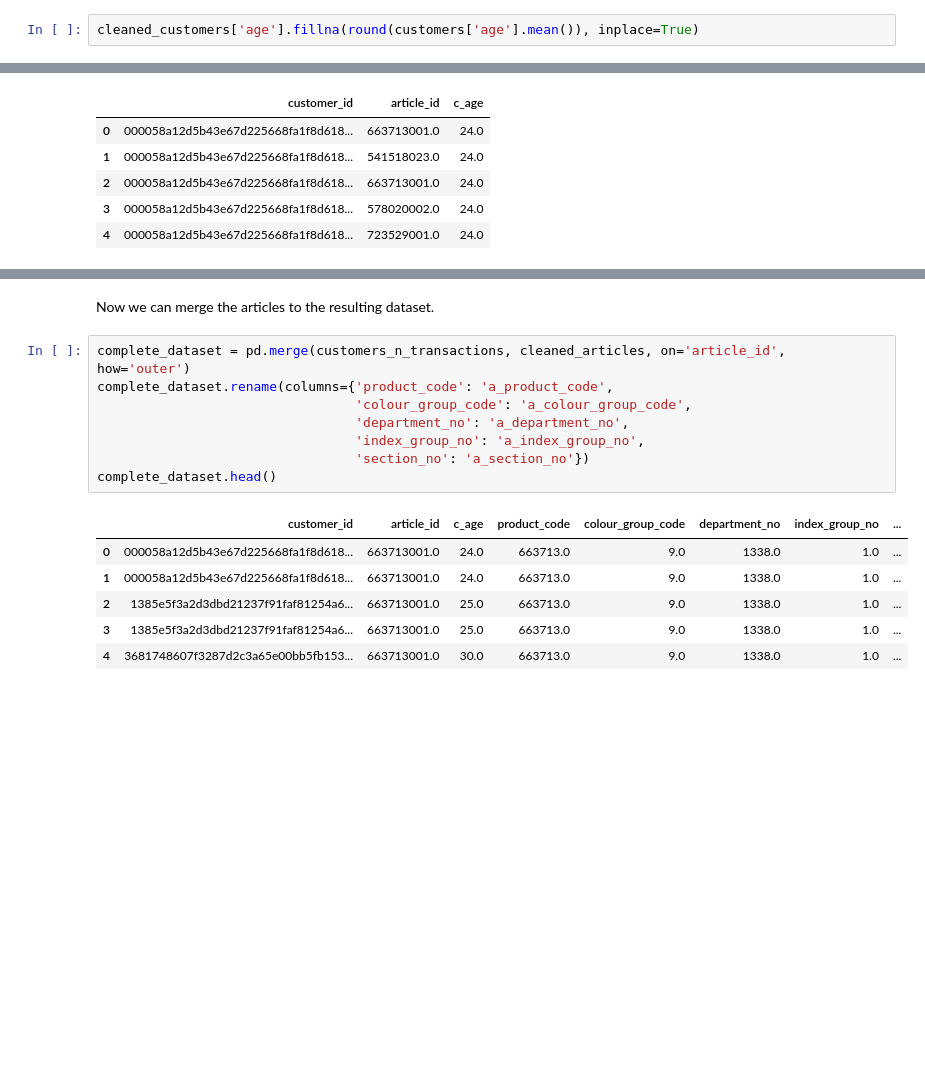
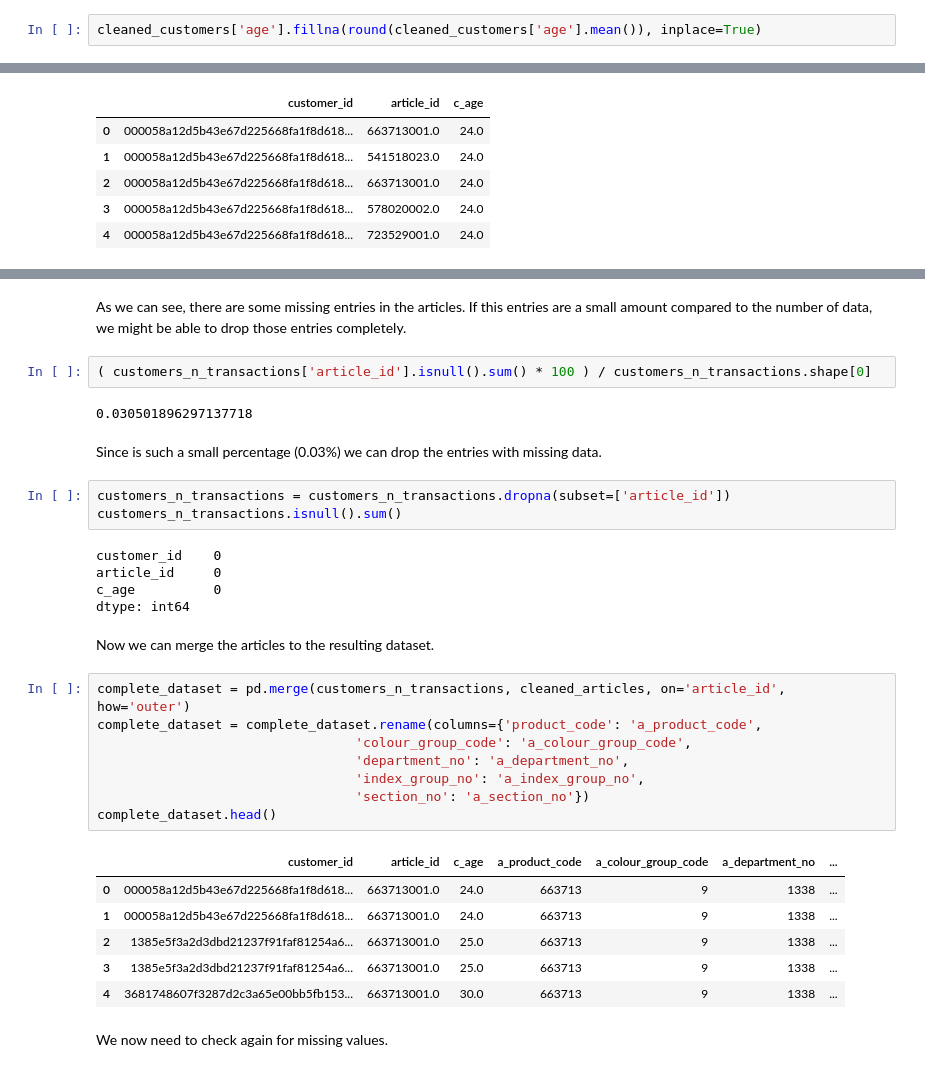
Before and after one commit to alexamew/H-M-Personalized-Fashion-Recommendations, a Jupyter notebook: main.ipynb, the cells around one changed output, grey strips where cells are left out. Saved outputs shown, nothing was run; the diff lists cells and outputs as text; blank space fills up the shorter version.

Commit message:
fix missing data

```diff
--- a/main.ipynb
+++ b/main.ipynb
@@ -187,4 +182,4 @@ cleaned_customers['age'].median()
 # %% [markdown]
 Checking the mean, mode and median, there is not much difference between mean (36.386964565794) and median (32). We could fill all the remaining values with the mode (21), but being such a difference between that age and the mean, substituding the missing data with the mode might alter the results. Thus, we assumed the round up mean (36), to fill the missing data.
 # %%
-cleaned_customers['age'].fillna(round(customers['age'].mean()), inplace=True)
+cleaned_customers['age'].fillna(round(cleaned_customers['age'].mean()), inplace=True)
@@ -288,17 +278,35 @@ customers_n_transactions.head()
+# %% [markdown]
+As we can see, there are some missing entries in the articles. If this entries are a small amount compared to the number of data, we might be able to drop those entries completely.
+# %%
+( customers_n_transactions['article_id'].isnull().sum() * 100 ) / customers_n_transactions.shape[0]
+# %% [output]
+0.030501896297137718
+# %% [markdown]
+Since is such a small percentage (0.03%) we can drop the entries with missing data.
+# %%
+customers_n_transactions = customers_n_transactions.dropna(subset=['article_id'])
+customers_n_transactions.isnull().sum()
+# %% [output]
+customer_id    0
+article_id     0
+c_age          0
+dtype: int64
 # %% [markdown]
 Now we can merge the articles to the resulting dataset.
 # %%
 complete_dataset = pd.merge(customers_n_transactions, cleaned_articles, on='article_id', how='outer')
-complete_dataset.rename(columns={'product_code': 'a_product_code',
+complete_dataset = complete_dataset.rename(columns={'product_code': 'a_product_code',
                                  'colour_group_code': 'a_colour_group_code',
                                  'department_no': 'a_department_no',
                                  'index_group_no': 'a_index_group_no',
                                  'section_no': 'a_section_no'})
 complete_dataset.head()
 # %% [output]
-|  | customer_id | article_id | c_age | product_code | colour_group_code | department_no | index_group_no | ... |
-| 0 | 000058a12d5b43e67d225668fa1f8d618... | 663713001.0 | 24.0 | 663713.0 | 9.0 | 1338.0 | 1.0 | ... |
-| 1 | 000058a12d5b43e67d225668fa1f8d618... | 663713001.0 | 24.0 | 663713.0 | 9.0 | 1338.0 | 1.0 | ... |
-| 2 | 1385e5f3a2d3dbd21237f91faf81254a6... | 663713001.0 | 25.0 | 663713.0 | 9.0 | 1338.0 | 1.0 | ... |
-| 3 | 1385e5f3a2d3dbd21237f91faf81254a6... | 663713001.0 | 25.0 | 663713.0 | 9.0 | 1338.0 | 1.0 | ... |
-| 4 | 3681748607f3287d2c3a65e00bb5fb153... | 663713001.0 | 30.0 | 663713.0 | 9.0 | 1338.0 | 1.0 | ... |
+|  | customer_id | article_id | c_age | a_product_code | a_colour_group_code | a_department_no | ... |
+| 0 | 000058a12d5b43e67d225668fa1f8d618... | 663713001.0 | 24.0 | 663713 | 9 | 1338 | ... |
+| 1 | 000058a12d5b43e67d225668fa1f8d618... | 663713001.0 | 24.0 | 663713 | 9 | 1338 | ... |
+| 2 | 1385e5f3a2d3dbd21237f91faf81254a6... | 663713001.0 | 25.0 | 663713 | 9 | 1338 | ... |
+| 3 | 1385e5f3a2d3dbd21237f91faf81254a6... | 663713001.0 | 25.0 | 663713 | 9 | 1338 | ... |
+| 4 | 3681748607f3287d2c3a65e00bb5fb153... | 663713001.0 | 30.0 | 663713 | 9 | 1338 | ... |
+# %% [markdown]
+We now need to check again for missing values.
```
Also changed, not shown: parts of 12 cells of this notebook.
